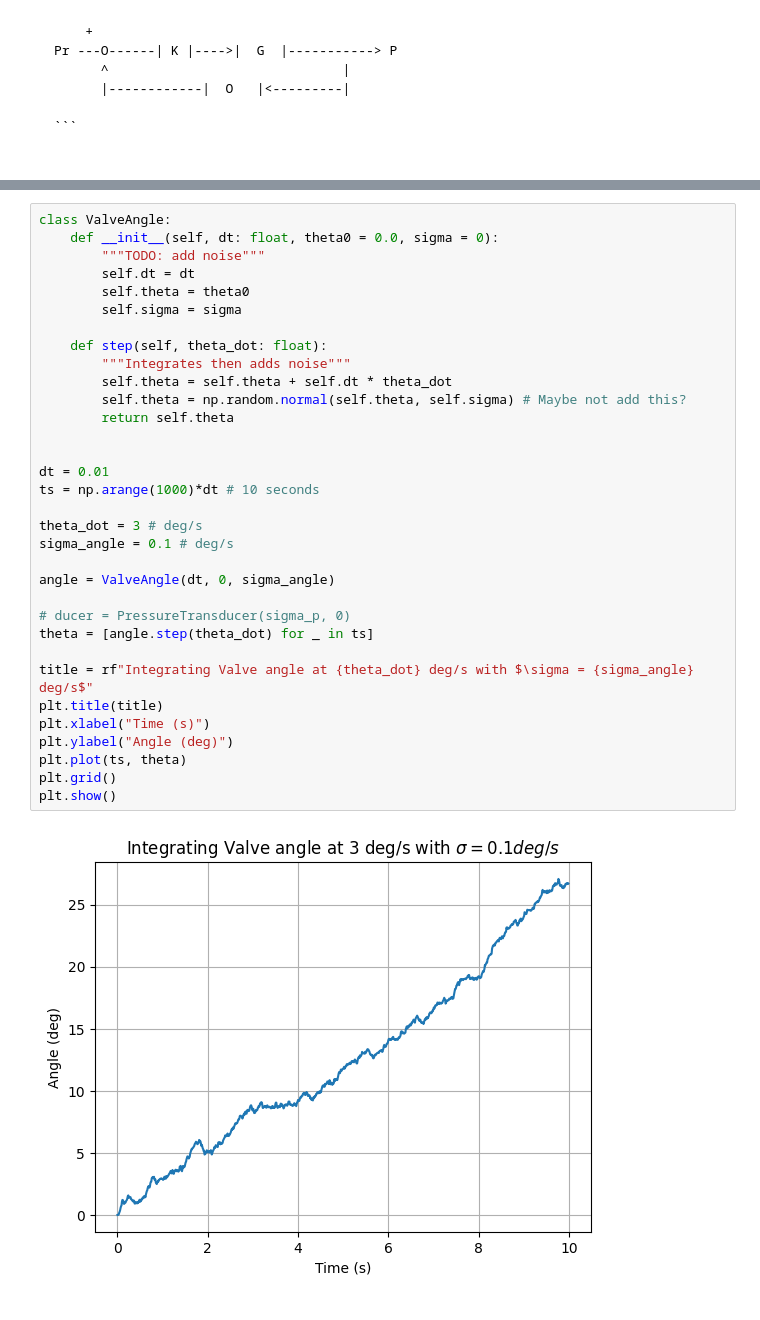
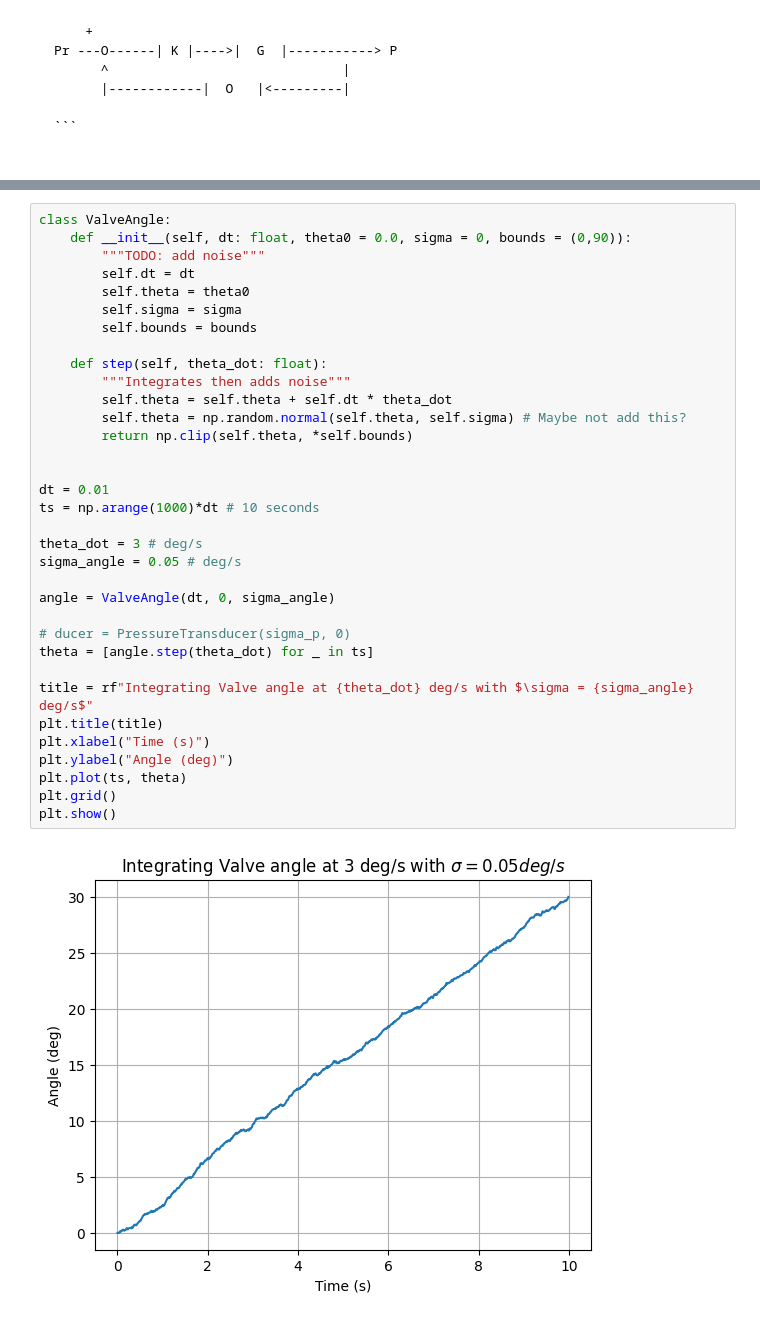
Before and after one commit to Cesium-Lab/gnc, a Jupyter notebook: control/cmfv/test.ipynb, the cells around one changed output, grey strips where cells are left out. Saved outputs shown, nothing was run; the diff lists cells and outputs as text.

```diff
--- a/control/cmfv/test.ipynb
+++ b/control/cmfv/test.ipynb
@@ -76,35 +82,36 @@ plt.show()
-# %%
-class ValveAngle:
-    def __init__(self, dt: float, theta0 = 0.0, sigma = 0):
-        """TODO: add noise"""
-        self.dt = dt
-        self.theta = theta0
-        self.sigma = sigma
-
-    def step(self, theta_dot: float):
-        """Integrates then adds noise"""
-        self.theta = self.theta + self.dt * theta_dot
-        self.theta = np.random.normal(self.theta, self.sigma) # Maybe not add this?
-        return self.theta
-
-
-dt = 0.01
-ts = np.arange(1000)*dt # 10 seconds
-
-theta_dot = 3 # deg/s
-sigma_angle = 0.1 # deg/s
-
-angle = ValveAngle(dt, 0, sigma_angle)
-
-# ducer = PressureTransducer(sigma_p, 0)
-theta = [angle.step(theta_dot) for _ in ts]
-
-title = rf"Integrating Valve angle at {theta_dot} deg/s with $\sigma = {sigma_angle} deg/s$"
-plt.title(title)
-plt.xlabel("Time (s)")
-plt.ylabel("Angle (deg)")
-plt.plot(ts, theta)
-plt.grid()
-plt.show()
-# %% [output]
-[figure, removed]
+# %%
+class ValveAngle:
+    def __init__(self, dt: float, theta0 = 0.0, sigma = 0, bounds = (0,90)):
+        """TODO: add noise"""
+        self.dt = dt
+        self.theta = theta0
+        self.sigma = sigma
+        self.bounds = bounds
+
+    def step(self, theta_dot: float):
+        """Integrates then adds noise"""
+        self.theta = self.theta + self.dt * theta_dot
+        self.theta = np.random.normal(self.theta, self.sigma) # Maybe not add this?
+        return np.clip(self.theta, *self.bounds)
+
+
+dt = 0.01
+ts = np.arange(1000)*dt # 10 seconds
+
+theta_dot = 3 # deg/s
+sigma_angle = 0.05 # deg/s
+
+angle = ValveAngle(dt, 0, sigma_angle)
+
+# ducer = PressureTransducer(sigma_p, 0)
+theta = [angle.step(theta_dot) for _ in ts]
+
+title = rf"Integrating Valve angle at {theta_dot} deg/s with $\sigma = {sigma_angle} deg/s$"
+plt.title(title)
+plt.xlabel("Time (s)")
+plt.ylabel("Angle (deg)")
+plt.plot(ts, theta)
+plt.grid()
+plt.show()
+# %% [output]
+[figure, added]
```
Also changed, not shown: parts of 16 cells of this notebook.
